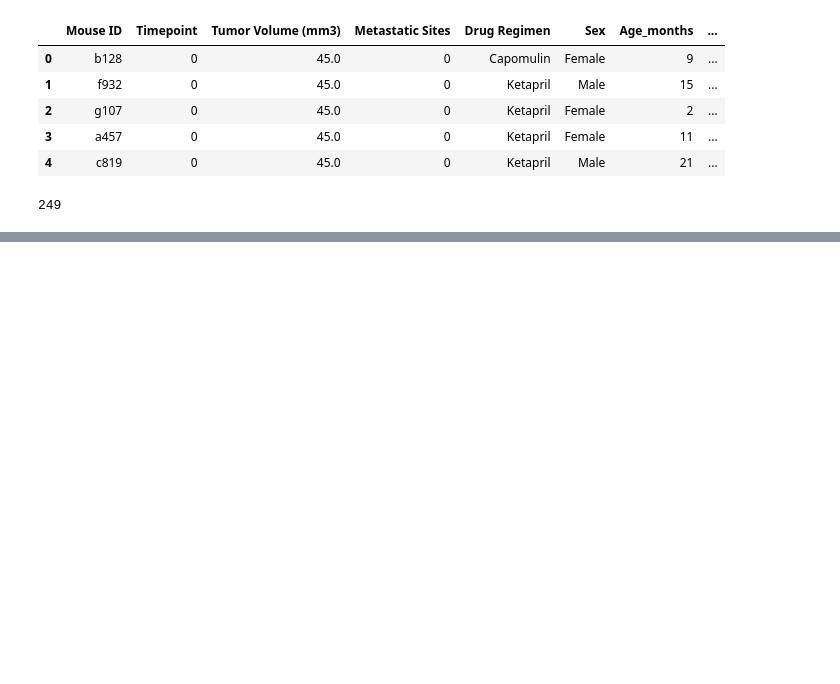
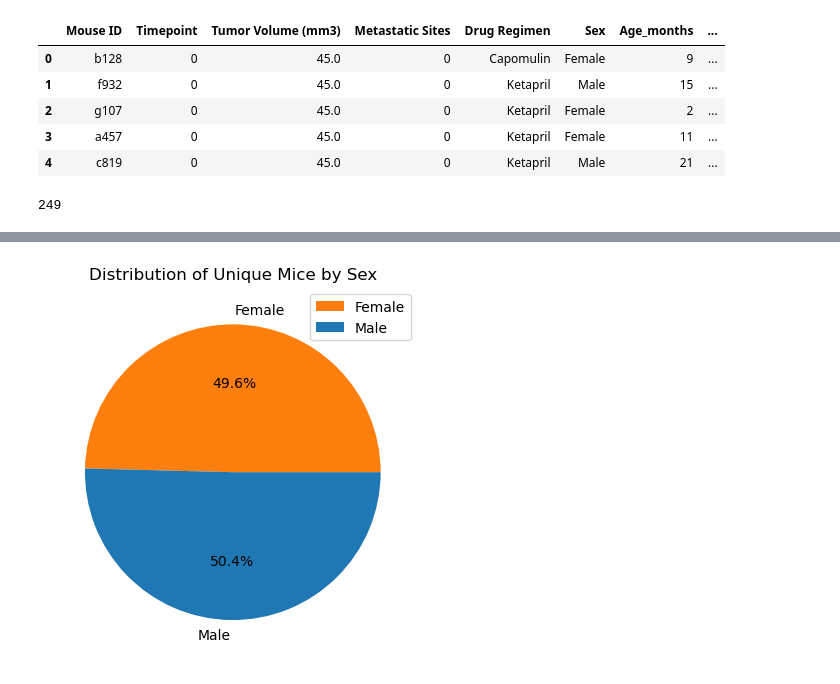
Before and after one commit to henniferkay/matplotlib-challenge, a Jupyter notebook: Pymaceuticals/main.ipynb, the cells around one changed output, grey strips where cells are left out. Cells and saved outputs as stored; diff of their text form; code cells hidden in the pictures; blank space fills up the shorter version.

```diff
--- a/Pymaceuticals/main.ipynb
+++ b/Pymaceuticals/main.ipynb
@@ -51,0 +164,11 @@ duplicates
+# %%
+# generate a pie plot showing the distribution of female versus male mice using pandas
+# (unique numbers of male and female mice)
+number_by_sex = mouse_study.groupby(["Sex"])["Mouse ID"].nunique()
+sex_nu = pd.DataFrame({"Sex": number_by_sex})
+colors = ["tab:orange", "tab:blue"]
+sex_nu_chart = sex_nu.plot(kind="pie", y="Sex", autopct="%.1f%%", colors = colors, title='Distribution of Unique Mice by Sex')
+sex_nu_chart.set_ylabel('')
+plt.show()
+# %% [output]
+[figure, added]
```
Also changed, not shown: parts of 24 cells of this notebook.
